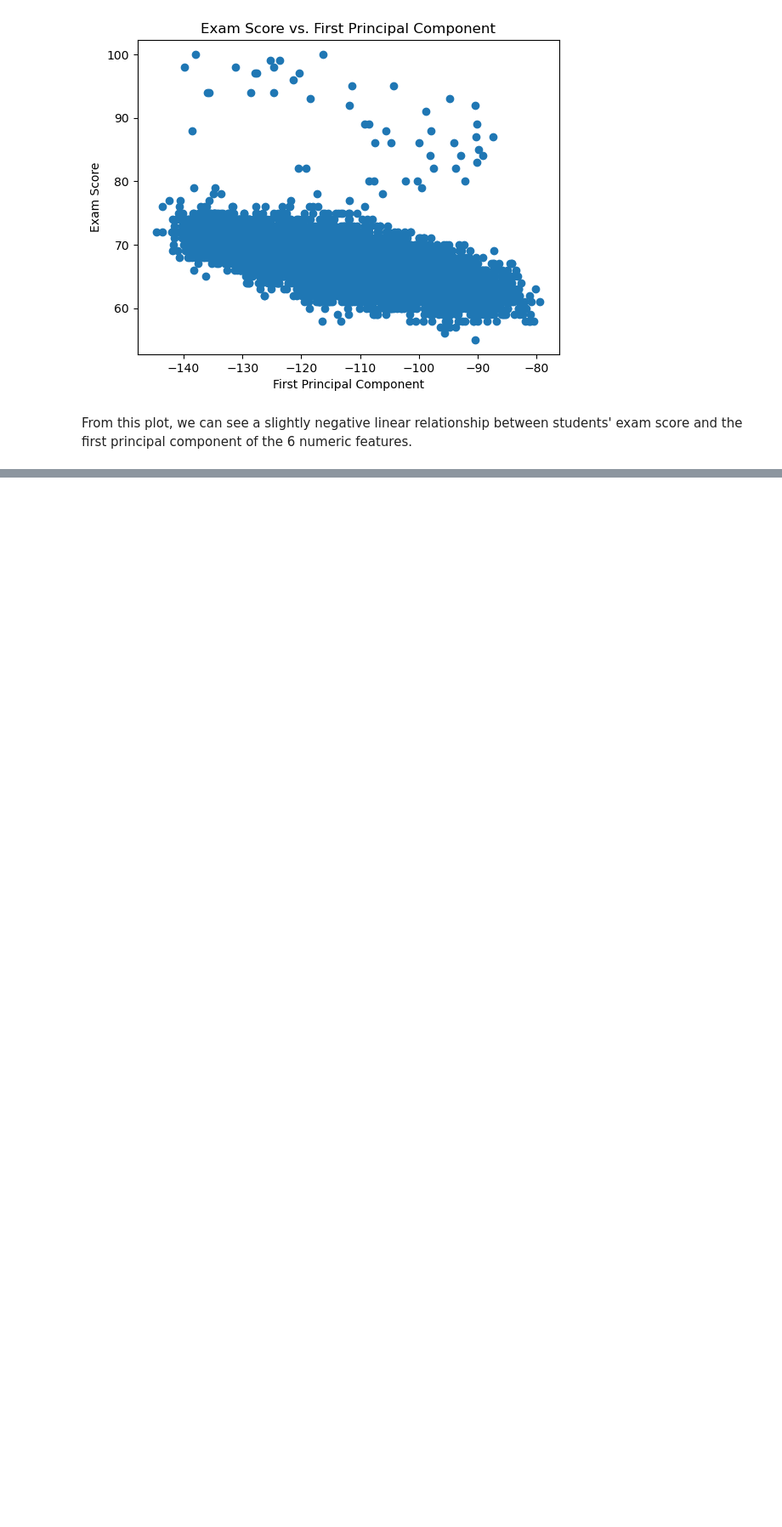
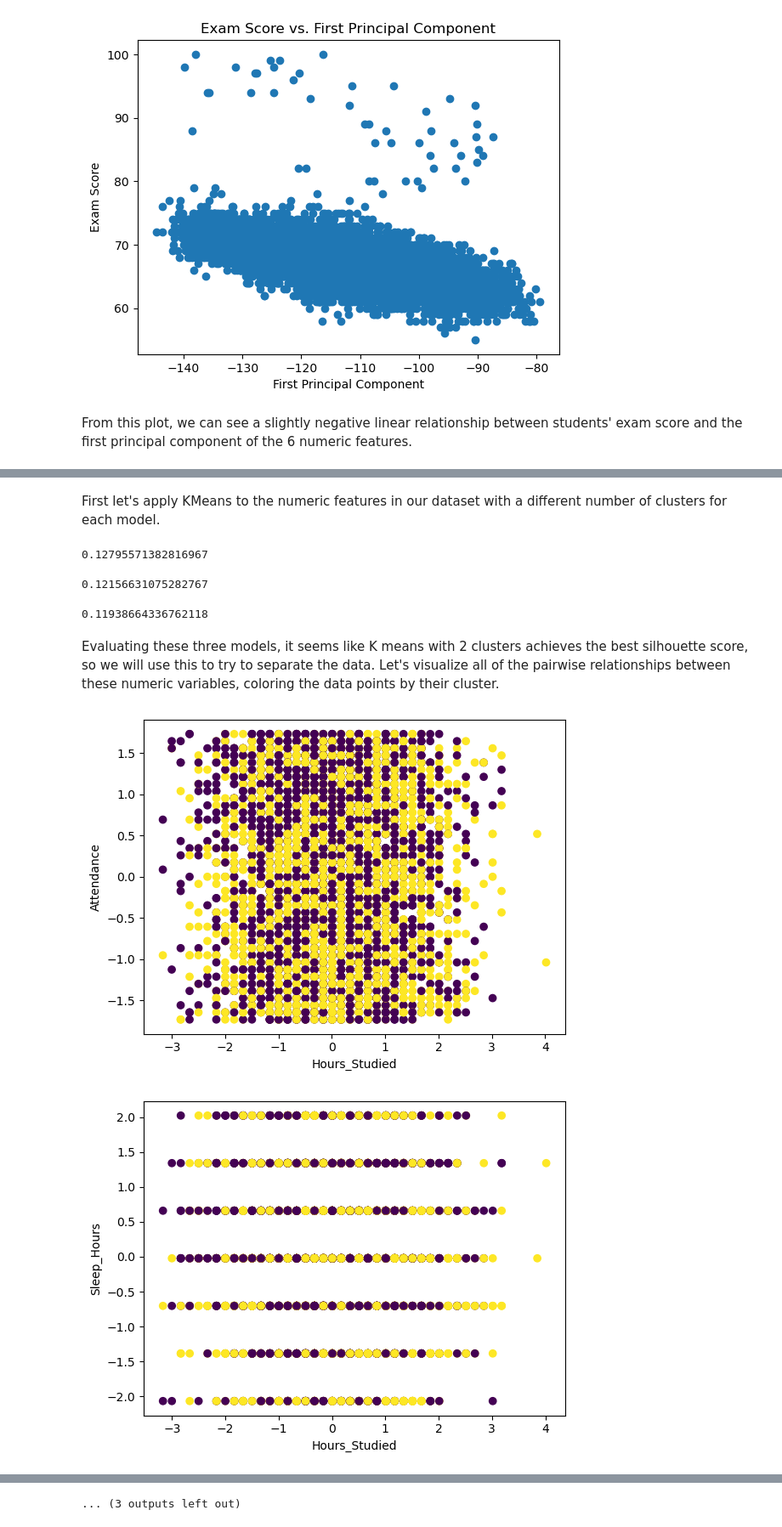
Before and after one commit to davidOplatka/csm148-project, a Jupyter notebook: unsupervised_learning_checkin.ipynb, the cells around one changed output, grey strips where cells are left out. Shown at 85% size. Cells and saved outputs as stored; diff of their text form; code cells hidden in the pictures; blank space fills up the shorter version.

```diff
--- a/unsupervised_learning_checkin.ipynb
+++ b/unsupervised_learning_checkin.ipynb
@@ -106,0 +136,8 @@ From this plot, we can see a slightly negative linear relationship between stude
+# %% [markdown]
+First let's apply KMeans to the numeric features in our dataset with a different number of clusters for each model.
+# %%
+scaler = StandardScaler()
+numerics_scaled = scaler.fit_transform(df_numeric_features)
+# %%
+kmeans_2 = KMeans(n_clusters=2)
+class_predictions_2 = kmeans_2.fit_predict(numerics_scaled)
@@ -106,0 +150,24 @@ From this plot, we can see a slightly negative linear relationship between stude
+# %%
+silhouette_score(numerics_scaled, class_predictions_2)
+# %% [output]
+0.12795571382816967
+# %%
+silhouette_score(numerics_scaled, class_predictions_3)
+# %% [output]
+0.12156631075282767
+# %%
+silhouette_score(numerics_scaled, class_predictions_4)
+# %% [output]
+0.11938664336762118
+# %% [markdown]
+Evaluating these three models, it seems like K means with 2 clusters achieves the best silhouette score, so we will use this to try to separate the data. Let's visualize all of the pairwise relationships between these numeric variables, coloring the data points by their cluster.
+# %%
+for i in range(numerics_scaled.shape[1]):
+    for j in range(i+1, numerics_scaled.shape[1]):
+        plt.scatter(numerics_scaled[:,i], numerics_scaled[:,j], c=class_predictions_2)
+        plt.xlabel(df_numeric_features.columns[i])
+        plt.ylabel(df_numeric_features.columns[j])
+        plt.show()
+# %% [output]
+[figure, added]
+[figure, added]
@@ -106,0 +184 @@ From this plot, we can see a slightly negative linear relationship between stude
+... (3 outputs left out)
```
Also changed, not shown: parts of 14 cells of this notebook.
